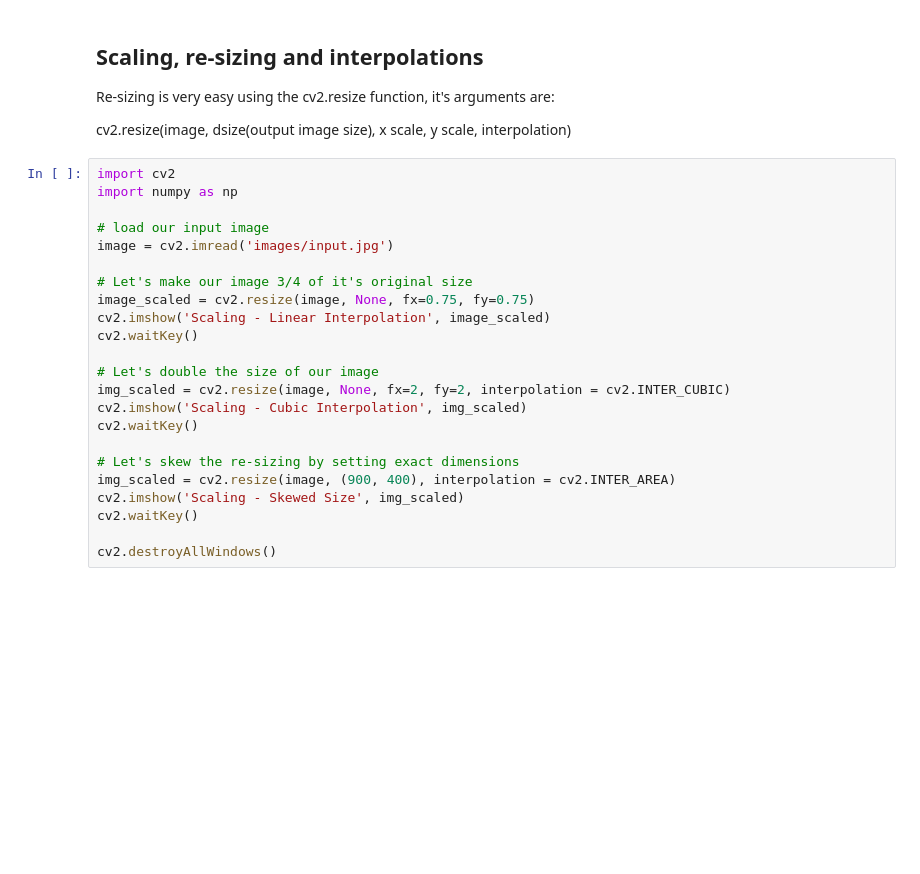
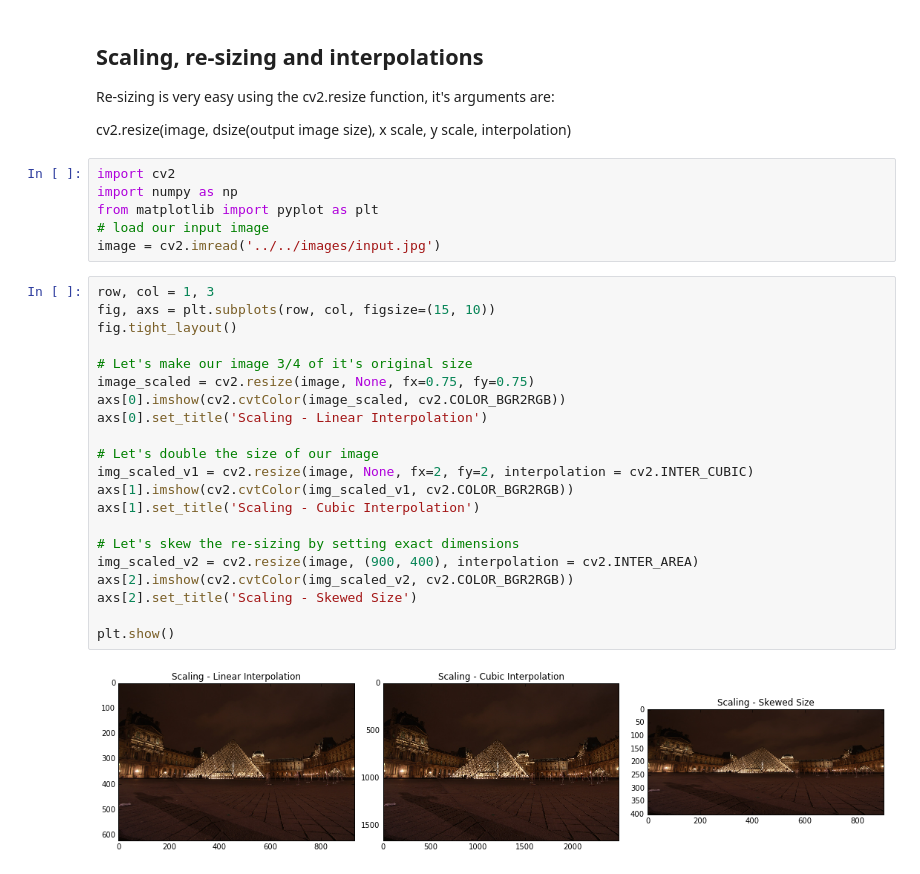
Before and after one commit to rchavezj/OpenCV_Projects, a Jupyter notebook: Sec02_Image_Manipulations/03_Scaling_re-sizing_and_interpolations/03_Scaling_re-sizing_and_interpolations.ipynb, the cells around one changed output. Saved outputs shown, nothing was run; the diff lists cells and outputs as text; blank space fills up the shorter version.

Commit message:
03_Scaling_re-sizing_and_interpolations

```diff
--- a/Sec02_Image_Manipulations/03_Scaling_re-sizing_and_interpolations/03_Scaling_re-sizing_and_interpolations.ipynb
+++ b/Sec02_Image_Manipulations/03_Scaling_re-sizing_and_interpolations/03_Scaling_re-sizing_and_interpolations.ipynb
@@ -4,26 +4,32 @@
 Re-sizing is very easy using the cv2.resize function, it's arguments are:
 
 cv2.resize(image, dsize(output image size), x scale, y scale, interpolation)
+# %%
+import cv2
+import numpy as np
+from matplotlib import pyplot as plt
+# load our input image
+image = cv2.imread('../../images/input.jpg')
 # %%
-import cv2
-import numpy as np
-
-# load our input image
-image = cv2.imread('images/input.jpg')
+row, col = 1, 3
+fig, axs = plt.subplots(row, col, figsize=(15, 10))
+fig.tight_layout()
 
 # Let's make our image 3/4 of it's original size
 image_scaled = cv2.resize(image, None, fx=0.75, fy=0.75)
-cv2.imshow('Scaling - Linear Interpolation', image_scaled)
-cv2.waitKey()
+axs[0].imshow(cv2.cvtColor(image_scaled, cv2.COLOR_BGR2RGB))
+axs[0].set_title('Scaling - Linear Interpolation')
 
 # Let's double the size of our image
-img_scaled = cv2.resize(image, None, fx=2, fy=2, interpolation = cv2.INTER_CUBIC)
-cv2.imshow('Scaling - Cubic Interpolation', img_scaled)
-cv2.waitKey()
+img_scaled_v1 = cv2.resize(image, None, fx=2, fy=2, interpolation = cv2.INTER_CUBIC)
+axs[1].imshow(cv2.cvtColor(img_scaled_v1, cv2.COLOR_BGR2RGB))
+axs[1].set_title('Scaling - Cubic Interpolation')
 
 # Let's skew the re-sizing by setting exact dimensions
-img_scaled = cv2.resize(image, (900, 400), interpolation = cv2.INTER_AREA)
-cv2.imshow('Scaling - Skewed Size', img_scaled)
-cv2.waitKey()
+img_scaled_v2 = cv2.resize(image, (900, 400), interpolation = cv2.INTER_AREA)
+axs[2].imshow(cv2.cvtColor(img_scaled_v2, cv2.COLOR_BGR2RGB))
+axs[2].set_title('Scaling - Skewed Size')
 
-cv2.destroyAllWindows()
+plt.show()
+# %% [output]
+[figure, added]
```
Also changed, not shown: 1 other file.
